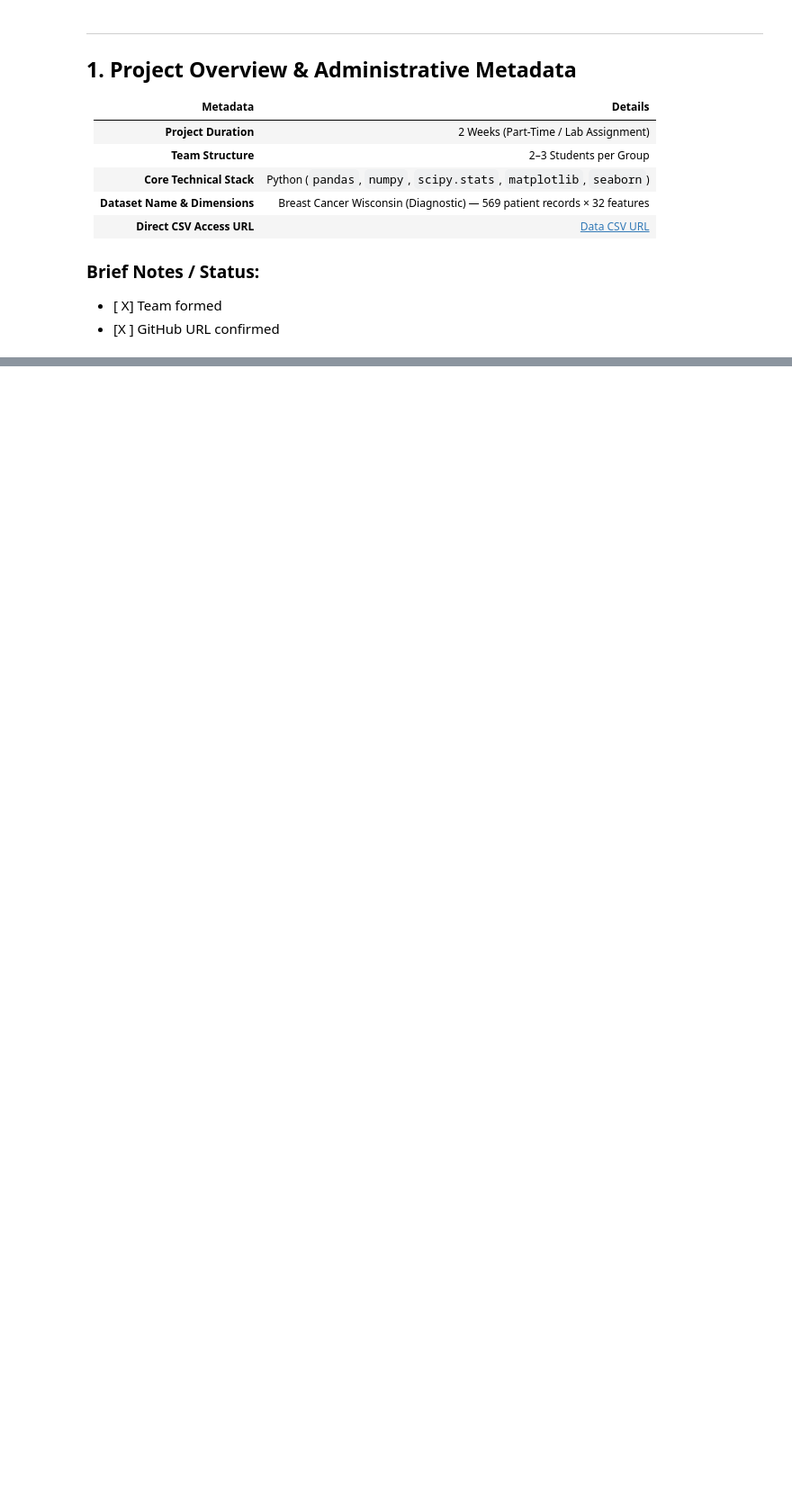
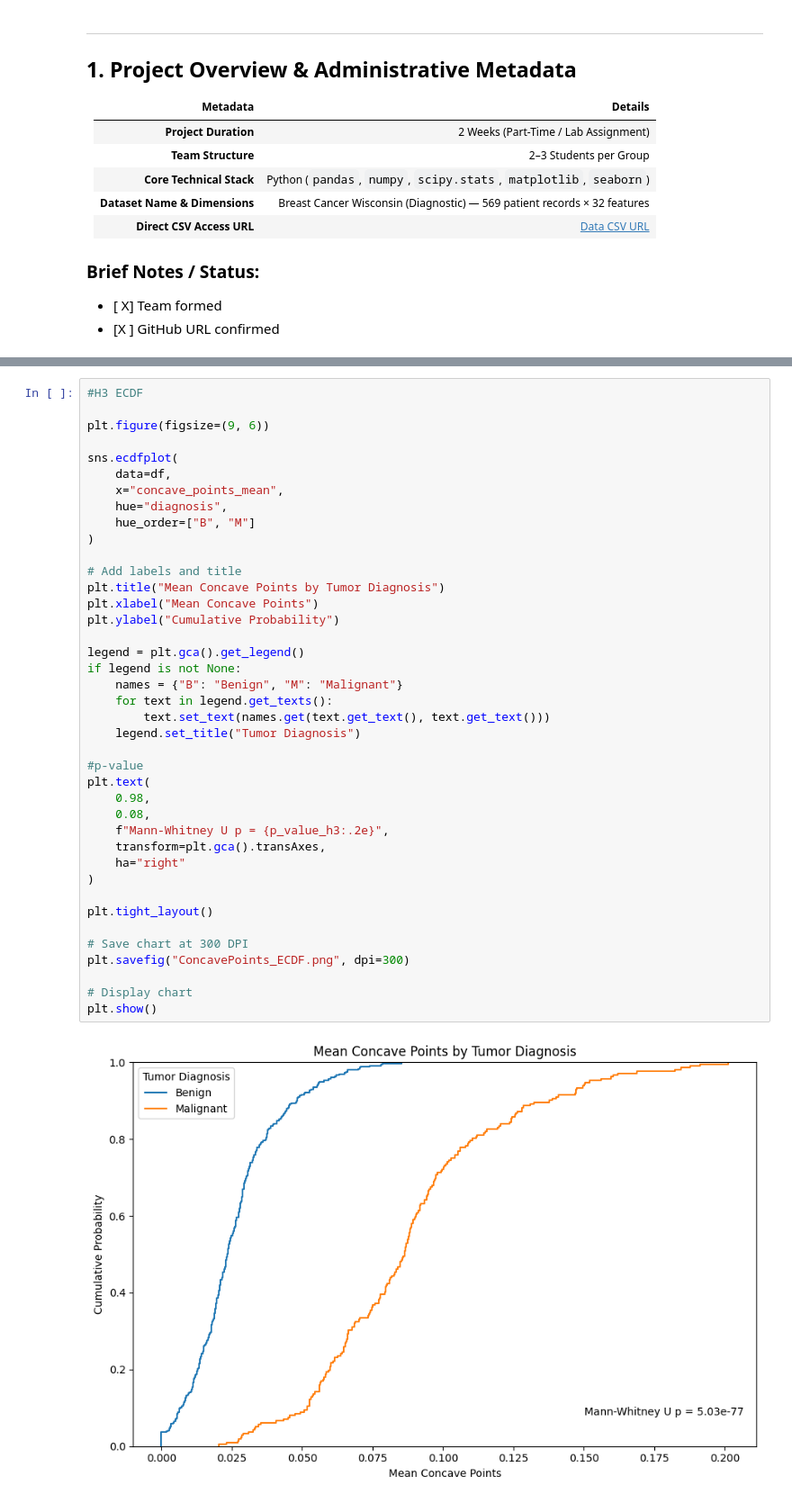
Before and after one commit to er1cbrown/brca-morph, a Jupyter notebook: MSBD510_Breast_Cancer.ipynb, the cells around one changed output, grey strips where cells are left out. Shown at 90% size. Cells and saved outputs as stored; diff of their text form; blank space fills up the shorter version.

```diff
--- a/MSBD510_Breast_Cancer.ipynb
+++ b/MSBD510_Breast_Cancer.ipynb
@@ -306,3 +495,45 @@ def compare_correlations(r1, n1, r2, n2):
+# %%
+#H3 ECDF
+
+plt.figure(figsize=(9, 6))
+
+sns.ecdfplot(
+    data=df,
+    x="concave_points_mean",
+    hue="diagnosis",
+    hue_order=["B", "M"]
+)
+
+# Add labels and title
+plt.title("Mean Concave Points by Tumor Diagnosis")
+plt.xlabel("Mean Concave Points")
+plt.ylabel("Cumulative Probability")
+
+legend = plt.gca().get_legend()
+if legend is not None:
+    names = {"B": "Benign", "M": "Malignant"}
+    for text in legend.get_texts():
+        text.set_text(names.get(text.get_text(), text.get_text()))
+    legend.set_title("Tumor Diagnosis")
+
+#p-value
+plt.text(
+    0.98,
+    0.08,
+    f"Mann-Whitney U p = {p_value_h3:.2e}",
+    transform=plt.gca().transAxes,
+    ha="right"
+)
+
+plt.tight_layout()
+
+# Save chart at 300 DPI
+plt.savefig("ConcavePoints_ECDF.png", dpi=300)
+
+# Display chart
+plt.show()
+# %% [output]
+[figure, added]
 # %% [markdown]
 ## 4. PDF Scientific Report Layout & Content Checklists
 
```
Also changed, not shown: parts of 14 cells of this notebook.
